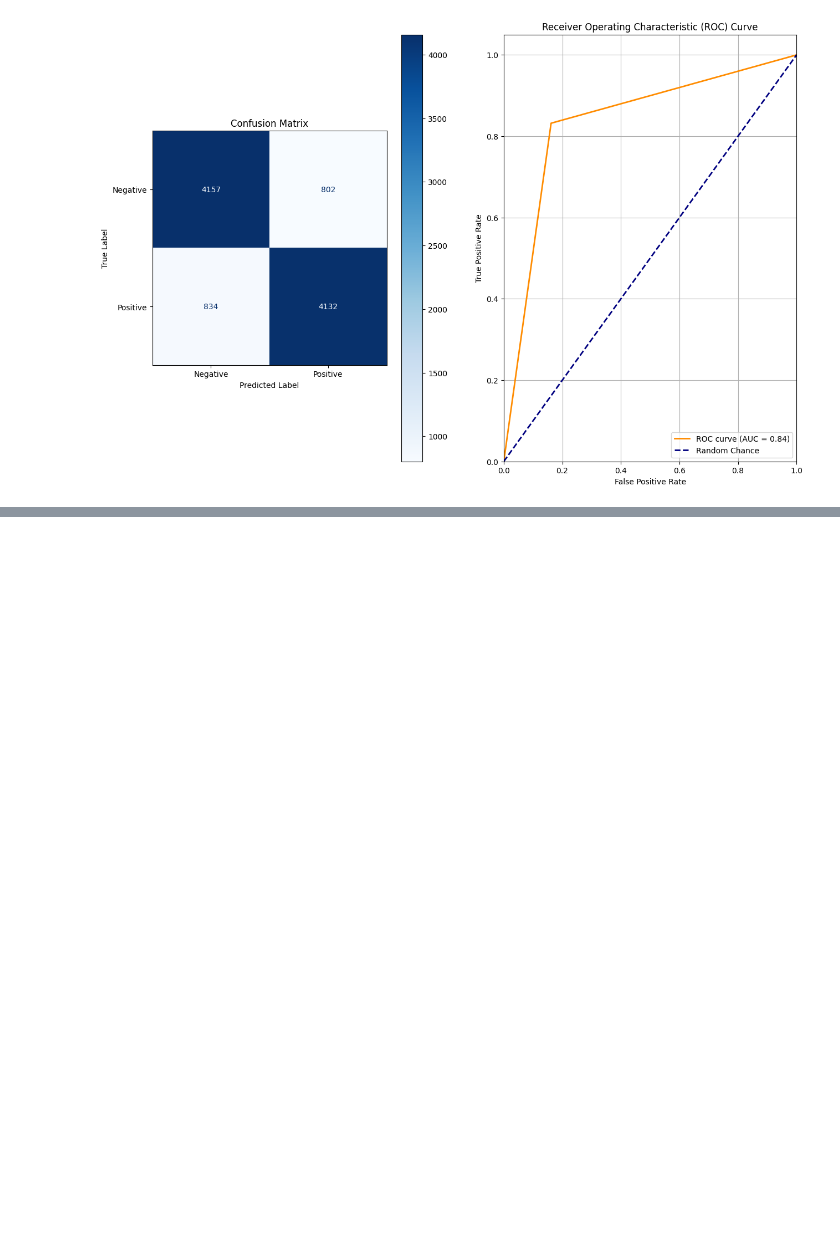
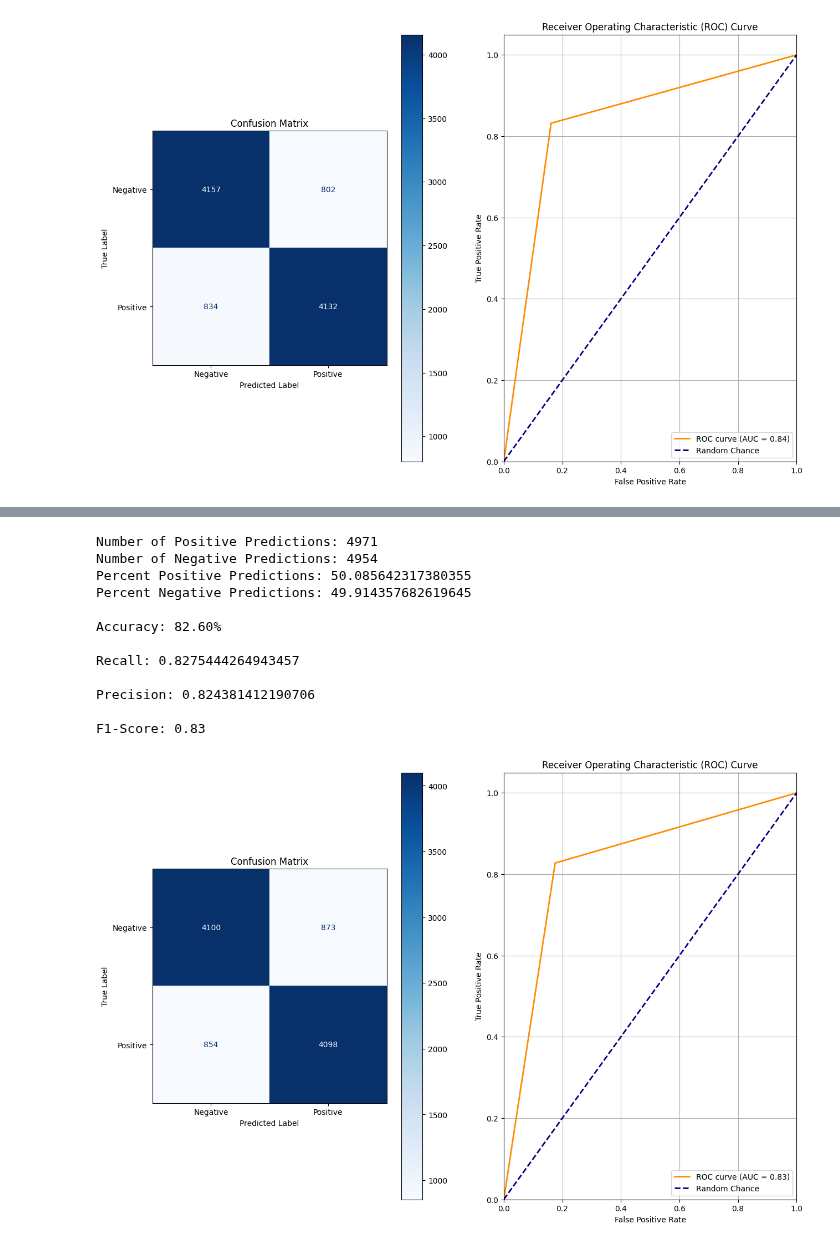
Before and after one commit to rcwaterman/DSE6212, a Jupyter notebook: Project/Preliminary Results/model_testing.ipynb, the cells around one changed output, grey strips where cells are left out. Drawn from its saved outputs; the diff is of its cells as text; code cells hidden in the pictures; blank space fills up the shorter version.

```diff
--- a/Project/Preliminary Results/model_testing.ipynb
+++ b/Project/Preliminary Results/model_testing.ipynb
@@ -550,5 +584,6 @@ def get_novel_data(input_file, sample_size=10000):
     return unique_rows
 # %%
 val_data = get_novel_data(f"{'/'.join(os.getcwd().split('/')[:-1])}/data/original_twitter_data.csv")
+val_data_preprocessed = get_novel_data(f"{'/'.join(os.getcwd().split('/')[:-1])}/data/original_twitter_data.csv", text_preprocess=True)
 # %% [output]
 Reading dataset in chunks...
@@ -642,0 +782,17 @@ F1-Score: 0.83
+# %%
+frozen_weights_3_checkpoint = 'results_frozen_False_epochs_3_textpre_True_0/checkpoint-13000'
+test_model(frozen_weights_3_checkpoint, val_data_preprocessed)
+# %% [output]
+Number of Positive Predictions: 4971
+Number of Negative Predictions: 4954
+Percent Positive Predictions: 50.085642317380355
+Percent Negative Predictions: 49.914357682619645
+
+Accuracy: 82.60%
+
+Recall: 0.8275444264943457
+
+Precision: 0.824381412190706
+
+F1-Score: 0.83
+[figure, added]
```
Also changed, not shown: parts of 14 cells of this notebook, 9 other files.
